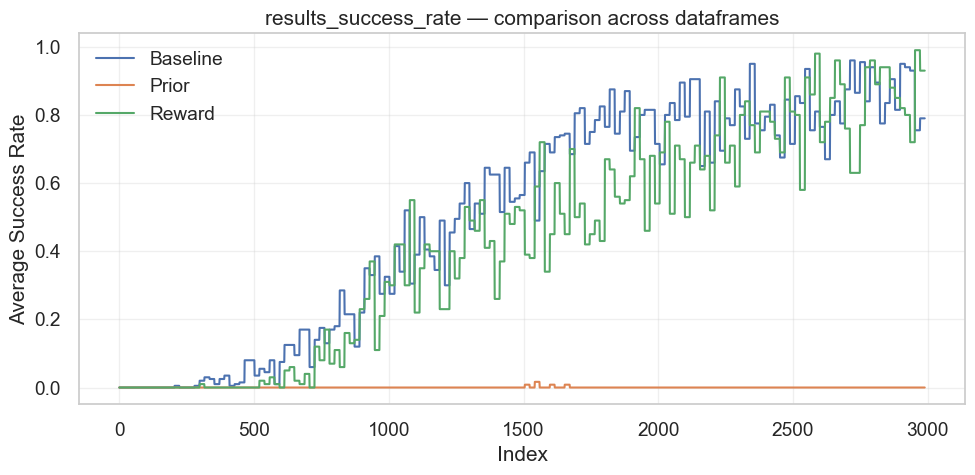
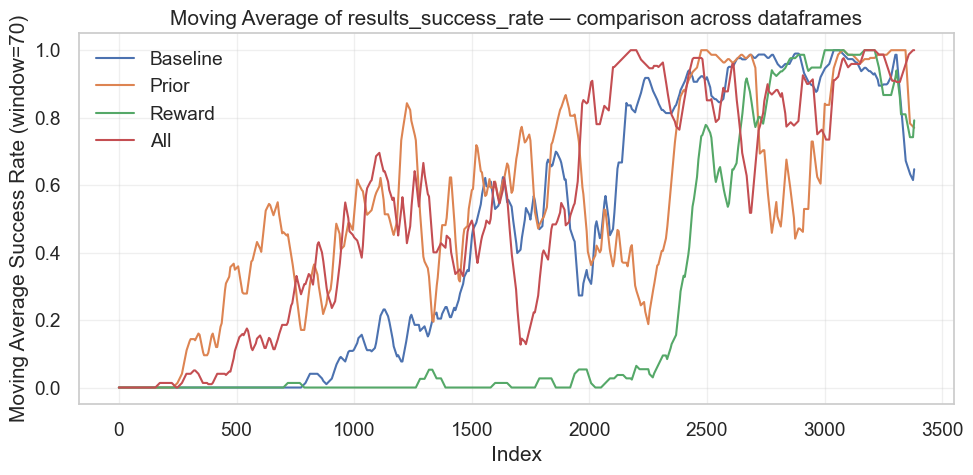
The change to this notebook cell's code, shown as a diff; its figure went from the first image to the second:
--- before
+++ after
@@ -2,7 +2,10 @@
 import numpy as np
 import ast
+
 df1 = results_baseline
 df2 = results_Prioritization
-df3 = results_reward
+df3 = results_all
+df4 = results_reward
+
 def get_avg_success_rate(df):
     all_rates = []
@@ -15,15 +18,32 @@
     return np.nanmean(padded, axis=0)
 
+def moving_average(arr, window_size=20):
+    arr = np.array(arr)
+    if len(arr) < window_size:
+        # return NaNs of the same shape so that the result aligns in length
+        return np.full_like(arr, np.nan, dtype=np.float64)
+    return np.convolve(arr, np.ones(window_size)/window_size, mode='valid')
+
+window = 70  # Change window size as needed
+
 avg1 = get_avg_success_rate(df1)
 avg2 = get_avg_success_rate(df2)
 avg3 = get_avg_success_rate(df3)
+avg4 = get_avg_success_rate(df4)
+
+ma1 = moving_average(avg1, window)
+ma2 = moving_average(avg2, window)
+ma3 = moving_average(avg3, window)
+ma4 = moving_average(avg4, window)
 
 plt.figure(figsize=(10, 5))
-plt.plot(range(len(avg1)), avg1, linewidth=1.5, label="Baseline")
-plt.plot(range(len(avg2)), avg2, linewidth=1.5, label="Prior")
-plt.plot(range(len(avg3)), avg3, linewidth=1.5, label="Reward")
+plt.plot(range(len(ma1)), ma1, linewidth=1.5, label="Baseline")
+plt.plot(range(len(ma2)), ma2, linewidth=1.5, label="Prior")
+plt.plot(range(len(ma3)), ma3, linewidth=1.5, label="Reward")
+plt.plot(range(len(ma4)), ma4, linewidth=1.5, label="All")
+
 plt.xlabel("Index")
-plt.ylabel("Average Success Rate")
-plt.title("results_success_rate — comparison across dataframes")
+plt.ylabel(f"Moving Average Success Rate (window={window})")
+plt.title("Moving Average of results_success_rate — comparison across dataframes")
 plt.legend()
 plt.grid(True, alpha=0.3)

Commit: push